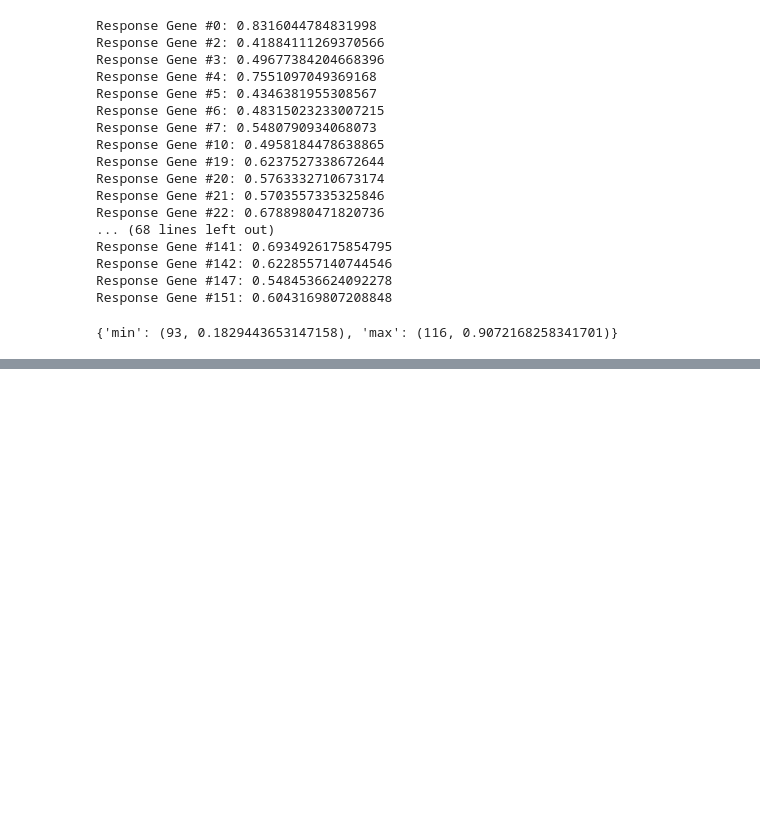
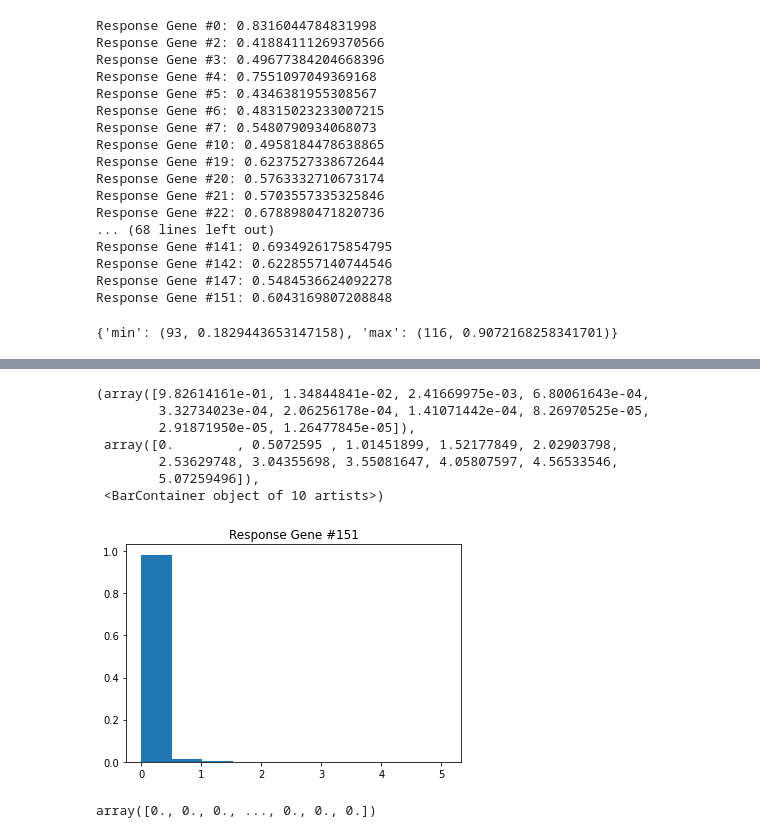
Before and after one commit to prob-ml/spice, a Jupyter notebook: examples/response_gene_distribution.ipynb, the cells around one changed output, grey strips where cells are left out. Drawn from its saved outputs; the diff is of its cells as text; code cells hidden in the pictures; blank space fills up the shorter version.

```diff
--- a/examples/response_gene_distribution.ipynb
+++ b/examples/response_gene_distribution.ipynb
@@ -134,0 +144,17 @@ tensor([4, 4])
+# %%
+plt.figure()
+plt.title(f"Response Gene #{151}")
+plt.hist(np.log1p(data.iloc[:, 151]), bins=10, weights=np.ones_like(data.to_numpy()[:, 151])/len(data.to_numpy()[:, 151]))
+# %% [output]
+(array([9.82614161e-01, 1.34844841e-02, 2.41669975e-03, 6.80061643e-04,
+        3.32734023e-04, 2.06256178e-04, 1.41071442e-04, 8.26970525e-05,
+        2.91871950e-05, 1.26477845e-05]),
+ array([0.        , 0.5072595 , 1.01451899, 1.52177849, 2.02903798,
+        2.53629748, 3.04355698, 3.55081647, 4.05807597, 4.56533546,
+        5.07259496]),
+ <BarContainer object of 10 artists>)
+[figure, added]
+# %%
+data.to_numpy()[:, 151]
+# %% [output]
+array([0., 0., 0., ..., 0., 0., 0.])
```
Also changed, not shown: parts of 9 cells of this notebook, 15 other files.
